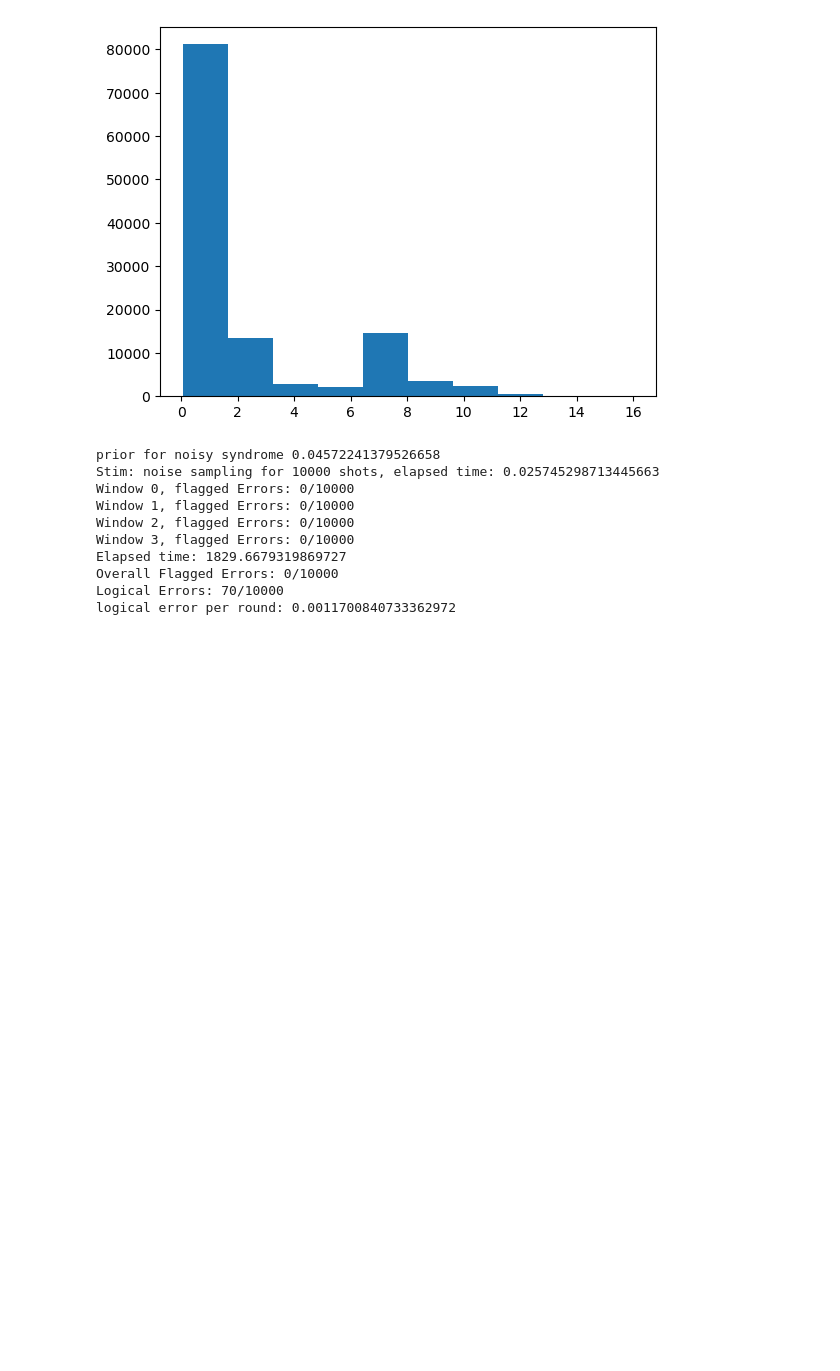
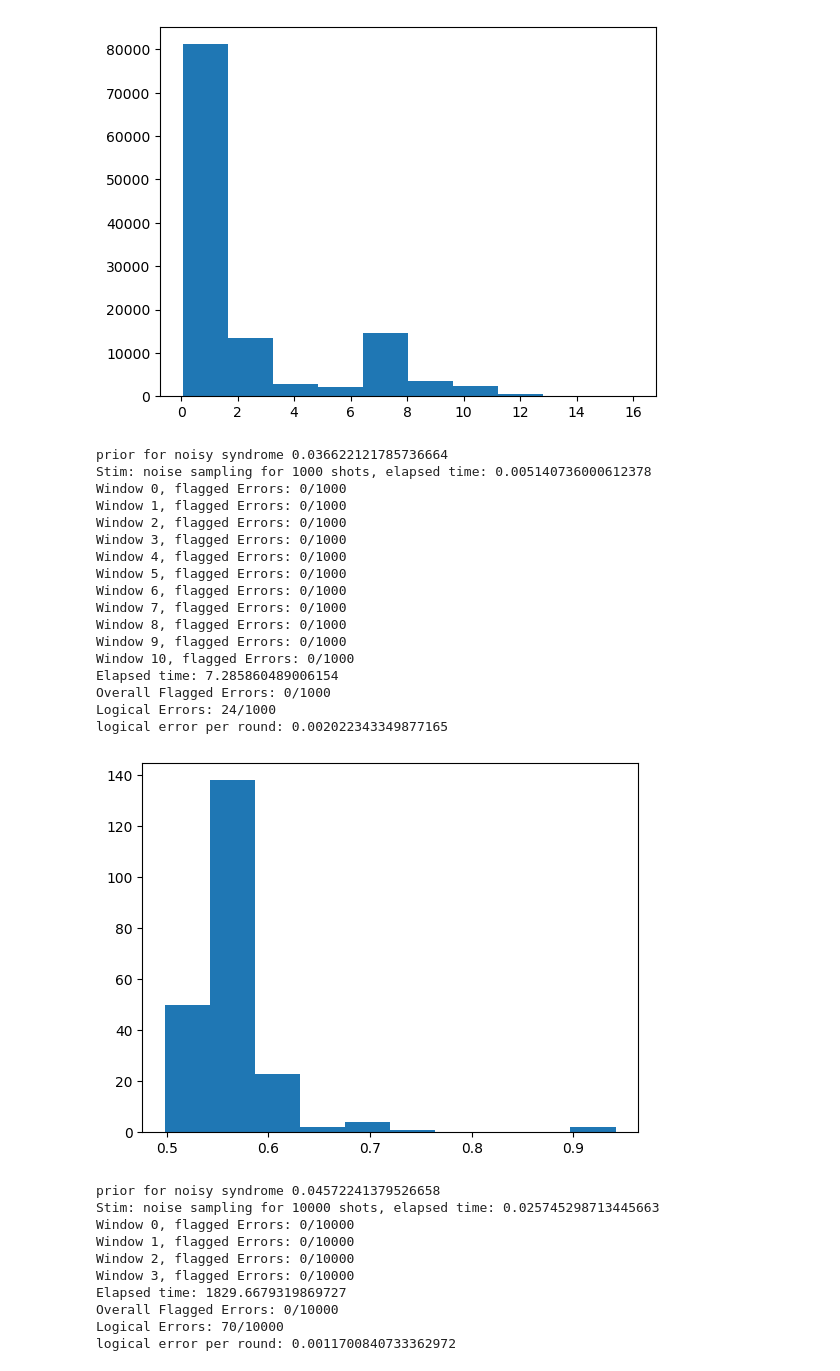
Before and after one commit to gongaa/SlidingWindowDecoder, a Jupyter notebook: Sliding Window OSD.ipynb, the cells around one changed output. Saved outputs shown, nothing was run; the diff lists cells and outputs as text; code cells hidden in the pictures; blank space fills up the shorter version.

```diff
--- a/Sliding Window OSD.ipynb
+++ b/Sliding Window OSD.ipynb
@@ -270,6 +318,35 @@ logical error per round: 0.0015379425094419474
         16.017105 ]),
  <BarContainer object of 10 artists>)
 [figure]
+# %%
+# skip this cell if you don't have NVIDIA GPU
+sliding_window_decoder(N=144, p=0.004, num_repeat=12, W=3, F=1, num_shots=1000, max_iter=200, method=1,
+                       z_basis=True, use_nv_decoder=True, batch_size=100)
+
+
+# note the time here is the time for a batch divided by batch size
+# rather than worst-case latency (you can set batch size to 1 and probe bpd.decode() for this)
+plt.hist([x*1000 for x in decoding_time]) # convert s to ms
+plt.show();
+# %% [output]
+prior for noisy syndrome 0.036622121785736664
+Stim: noise sampling for 1000 shots, elapsed time: 0.005140736000612378
+Window 0, flagged Errors: 0/1000
+Window 1, flagged Errors: 0/1000
+Window 2, flagged Errors: 0/1000
+Window 3, flagged Errors: 0/1000
+Window 4, flagged Errors: 0/1000
+Window 5, flagged Errors: 0/1000
+Window 6, flagged Errors: 0/1000
+Window 7, flagged Errors: 0/1000
+Window 8, flagged Errors: 0/1000
+Window 9, flagged Errors: 0/1000
+Window 10, flagged Errors: 0/1000
+Elapsed time: 7.285860489006154
+Overall Flagged Errors: 0/1000
+Logical Errors: 24/1000
+logical error per round: 0.002022343349877165
+[figure, added]
 # %%
 sliding_window_decoder(N=288, p=0.005, num_repeat=6, W=4, F=1, num_shots=10000, max_iter=200, method=1, z_basis=True)
 # compare to (4,1) curve in Fig. 7, where GDG is used on all previous windows and OSD-CS10 on the last
```
Also changed, not shown: parts of 4 cells of this notebook, 17 other files.
